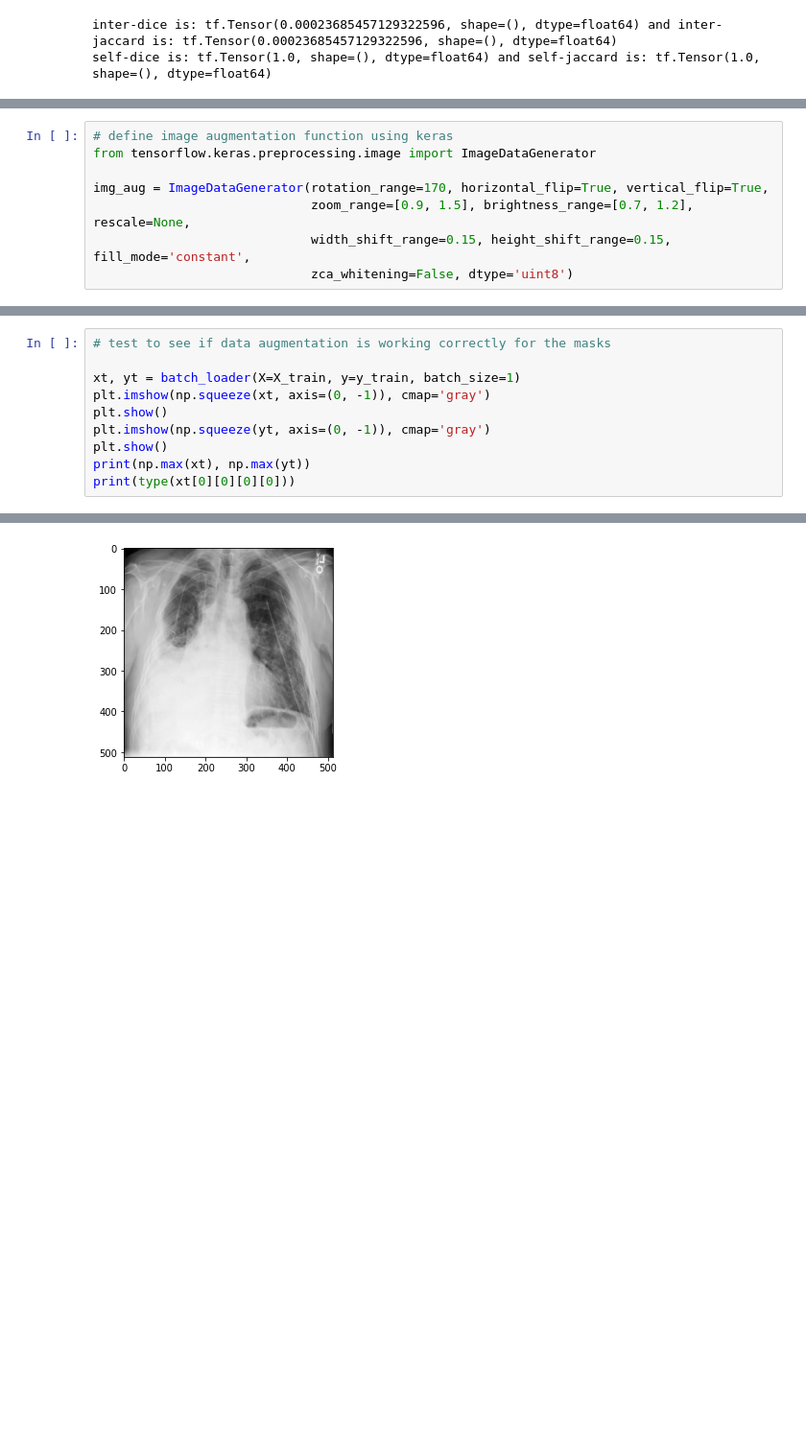
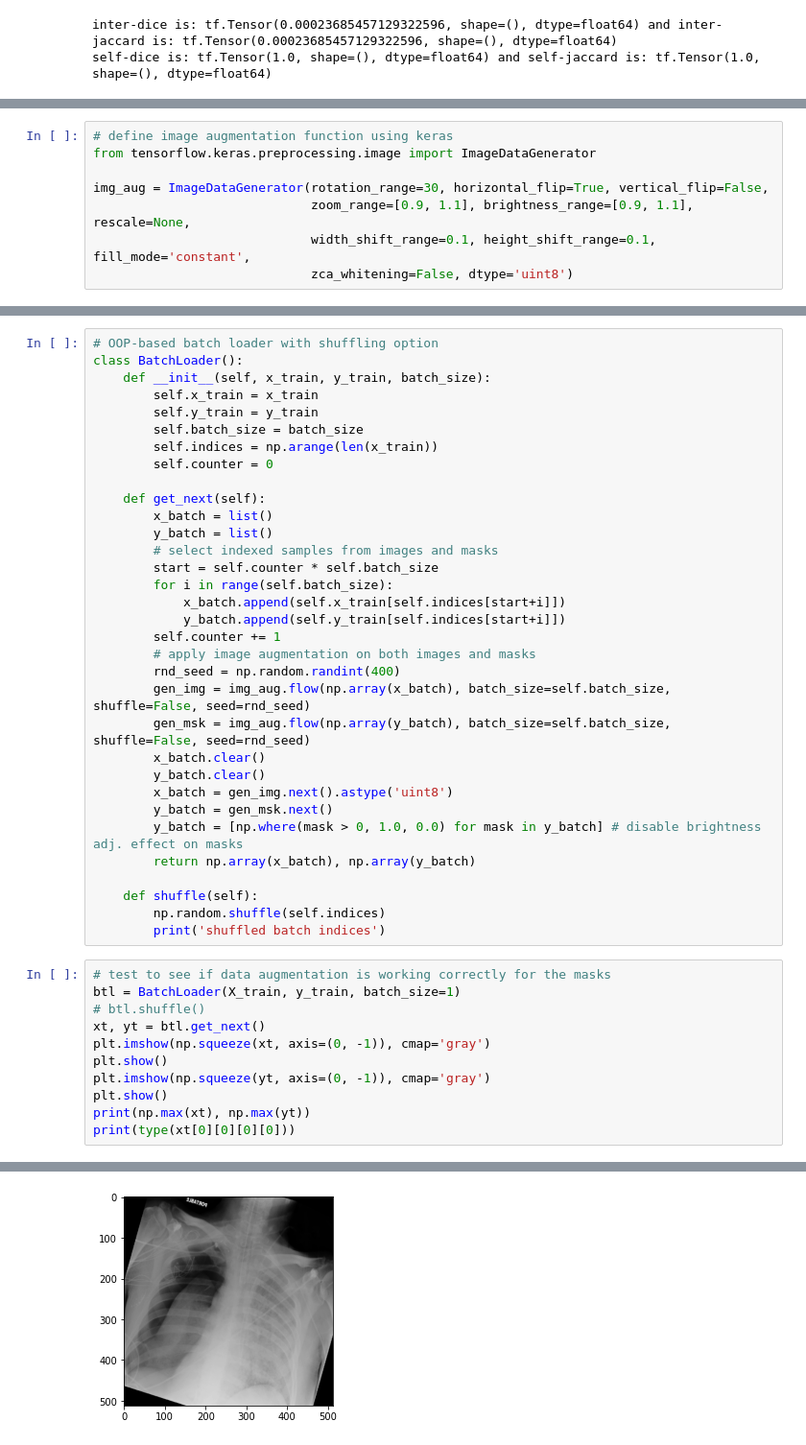
Before and after one commit to armiro/Pneumothorax-Segmentation, a Jupyter notebook: pnx_segmentation.ipynb, the cells around one changed output, grey strips where cells are left out. Shown at 96% size. Cells and saved outputs as stored; diff of their text form; blank space fills up the shorter version.

Commit message:
fix augmentation issue, add js snippet for keeping colab from disconnection

```diff
--- a/pnx_segmentation.ipynb
+++ b/pnx_segmentation.ipynb
@@ -179,7 +171,7 @@ ________________________________________________________________________________
 # define image augmentation function using keras
 from tensorflow.keras.preprocessing.image import ImageDataGenerator
 
-img_aug = ImageDataGenerator(rotation_range=170, horizontal_flip=True, vertical_flip=True,
-                             zoom_range=[0.9, 1.5], brightness_range=[0.7, 1.2], rescale=None,
-                             width_shift_range=0.15, height_shift_range=0.15, fill_mode='constant',
+img_aug = ImageDataGenerator(rotation_range=30, horizontal_flip=True, vertical_flip=False,
+                             zoom_range=[0.9, 1.1], brightness_range=[0.9, 1.1], rescale=None,
+                             width_shift_range=0.1, height_shift_range=0.1, fill_mode='constant',
                              zca_whitening=False, dtype='uint8')
@@ -212,7 +178,41 @@ def batch_loader(X, y, batch_size):
+# %%
+# OOP-based batch loader with shuffling option
+class BatchLoader():
+    def __init__(self, x_train, y_train, batch_size):
+        self.x_train = x_train
+        self.y_train = y_train
+        self.batch_size = batch_size
+        self.indices = np.arange(len(x_train))
+        self.counter = 0
+
+    def get_next(self):
+        x_batch = list()
+        y_batch = list()
+        # select indexed samples from images and masks
+        start = self.counter * self.batch_size
+        for i in range(self.batch_size):
+            x_batch.append(self.x_train[self.indices[start+i]])
+            y_batch.append(self.y_train[self.indices[start+i]])
+        self.counter += 1
+        # apply image augmentation on both images and masks
+        rnd_seed = np.random.randint(400)
+        gen_img = img_aug.flow(np.array(x_batch), batch_size=self.batch_size, shuffle=False, seed=rnd_seed)
+        gen_msk = img_aug.flow(np.array(y_batch), batch_size=self.batch_size, shuffle=False, seed=rnd_seed)
+        x_batch.clear()
+        y_batch.clear()
+        x_batch = gen_img.next().astype('uint8')
+        y_batch = gen_msk.next()
+        y_batch = [np.where(mask > 0, 1.0, 0.0) for mask in y_batch] # disable brightness adj. effect on masks
+        return np.array(x_batch), np.array(y_batch)
+
+    def shuffle(self):
+        np.random.shuffle(self.indices)
+        print('shuffled batch indices')
 # %%
 # test to see if data augmentation is working correctly for the masks
-
-xt, yt = batch_loader(X=X_train, y=y_train, batch_size=1)
+btl = BatchLoader(X_train, y_train, batch_size=1)
+# btl.shuffle()
+xt, yt = btl.get_next()
 plt.imshow(np.squeeze(xt, axis=(0, -1)), cmap='gray')
 plt.show()
 plt.imshow(np.squeeze(yt, axis=(0, -1)), cmap='gray')
@@ -225 +223 @@ print(type(xt[0][0][0][0]))
-[figure, old version]
+[figure, new version]
```
Also changed, not shown: parts of 20 cells of this notebook.
